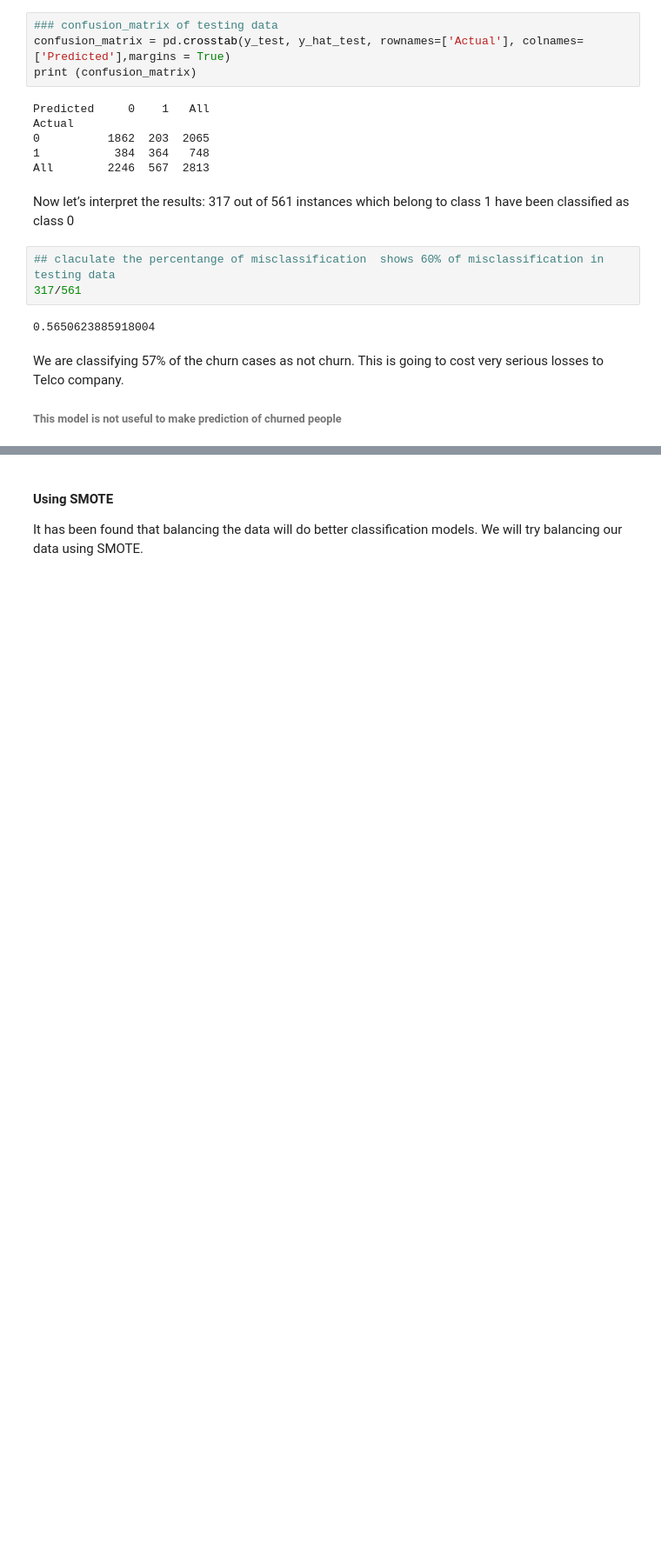
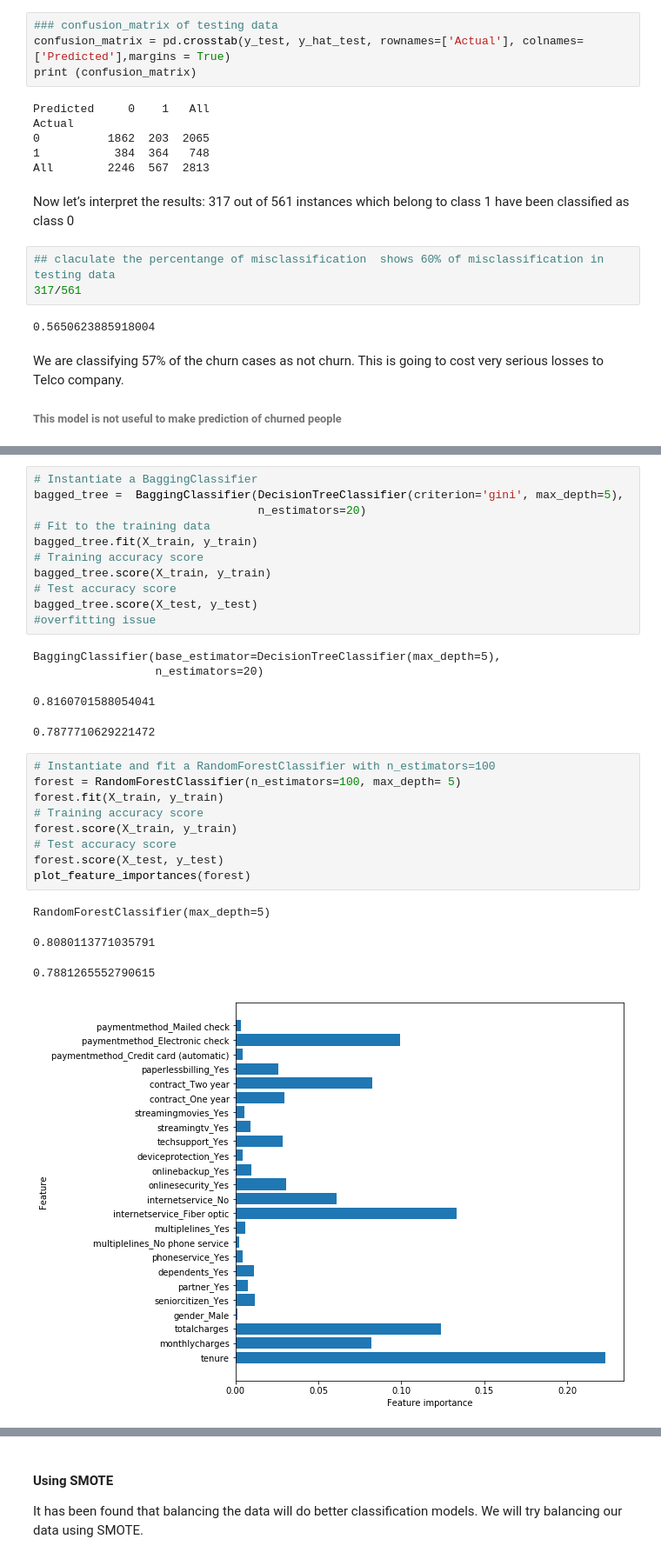
Before and after one commit to khuloodnasher/Telecom-Churn-Prediction, a Jupyter notebook: missing project3.ipynb, the cells around one changed output, grey strips where cells are left out. Shown at 87% size. Saved outputs shown, nothing was run; the diff lists cells and outputs as text; blank space fills up the shorter version.

```diff
--- a/missing project3.ipynb
+++ b/missing project3.ipynb
@@ -1071,0 +1179,30 @@ We are classifying 57% of the churn cases as not churn. This is going to cost ve
+# %%
+# Instantiate a BaggingClassifier
+bagged_tree =  BaggingClassifier(DecisionTreeClassifier(criterion='gini', max_depth=5),
+                                 n_estimators=20)
+# Fit to the training data
+bagged_tree.fit(X_train, y_train)
+# Training accuracy score
+bagged_tree.score(X_train, y_train)
+# Test accuracy score
+bagged_tree.score(X_test, y_test)
+#overfitting issue
+# %% [output]
+BaggingClassifier(base_estimator=DecisionTreeClassifier(max_depth=5),
+                  n_estimators=20)
+0.8160701588054041
+0.7877710629221472
+# %%
+# Instantiate and fit a RandomForestClassifier with n_estimators=100
+forest = RandomForestClassifier(n_estimators=100, max_depth= 5)
+forest.fit(X_train, y_train)
+# Training accuracy score
+forest.score(X_train, y_train)
+# Test accuracy score
+forest.score(X_test, y_test)
+plot_feature_importances(forest)
+# %% [output]
+RandomForestClassifier(max_depth=5)
+0.8080113771035791
+0.7881265552790615
+[figure, added]
```
Also changed, not shown: parts of 46 cells of this notebook, 1 other file.
